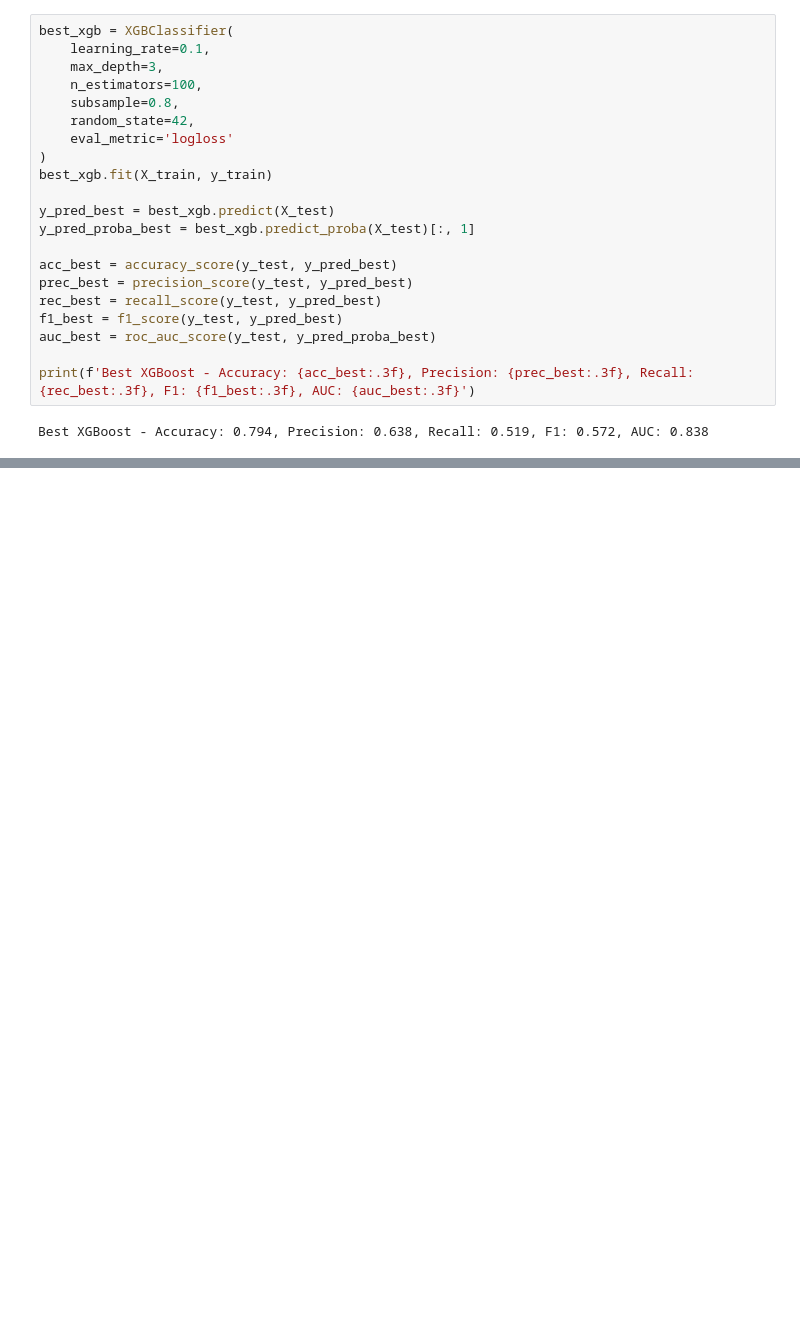
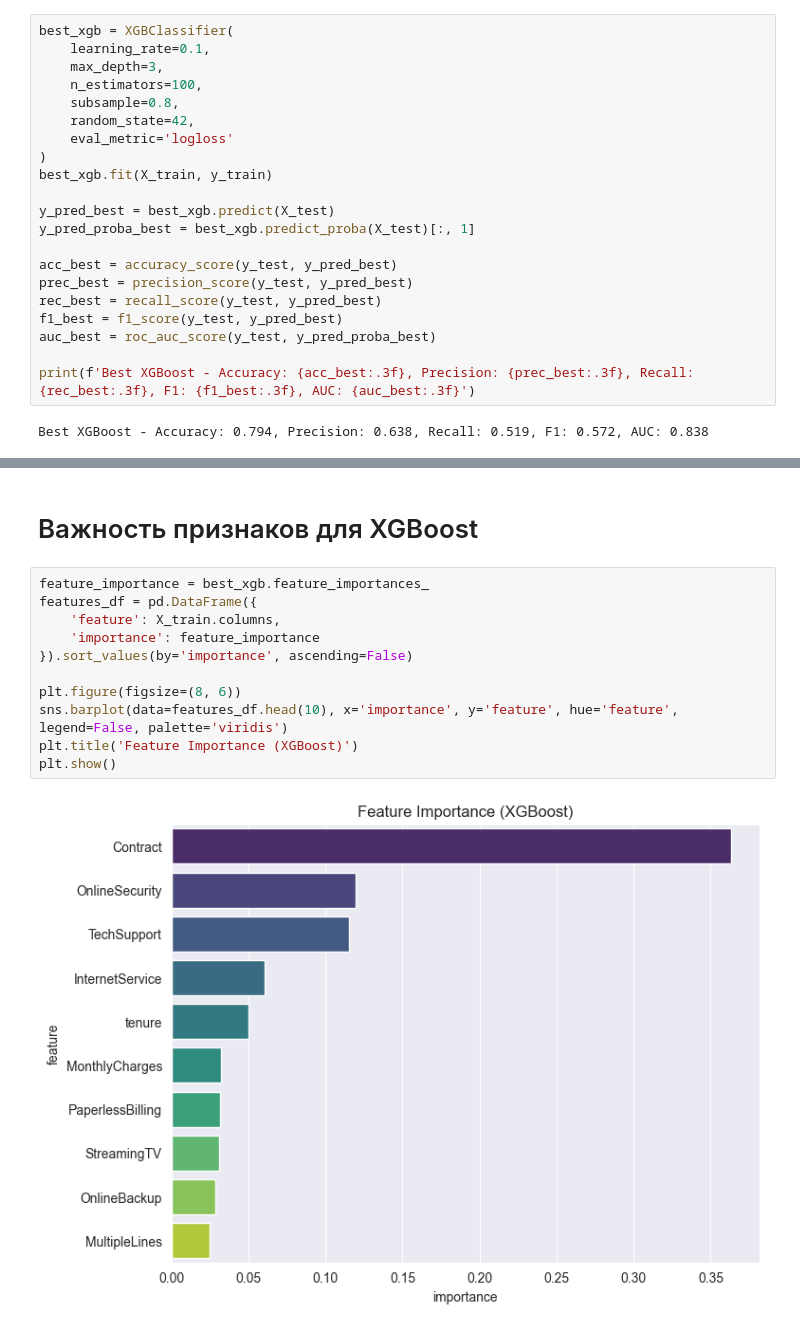
Before and after one commit to Cyber-cruze/ChurnGuard, a Jupyter notebook: churn_prediction_pipeline.ipynb.ipynb, the cells around one changed output, grey strips where cells are left out. Saved outputs shown, nothing was run; the diff lists cells and outputs as text; blank space fills up the shorter version.

```diff
--- a/churn_prediction_pipeline.ipynb.ipynb
+++ b/churn_prediction_pipeline.ipynb.ipynb
@@ -158,0 +228,15 @@ Best XGBoost - Accuracy: 0.794, Precision: 0.638, Recall: 0.519, F1: 0.572, AUC:
+# %% [markdown]
+# Важность признаков для XGBoost
+# %%
+feature_importance = best_xgb.feature_importances_
+features_df = pd.DataFrame({
+    'feature': X_train.columns,
+    'importance': feature_importance
+}).sort_values(by='importance', ascending=False)
+
+plt.figure(figsize=(8, 6))
+sns.barplot(data=features_df.head(10), x='importance', y='feature', hue='feature', legend=False, palette='viridis')
+plt.title('Feature Importance (XGBoost)')
+plt.show()
+# %% [output]
+[figure, added]
```
Also changed, not shown: parts of 17 cells of this notebook.
